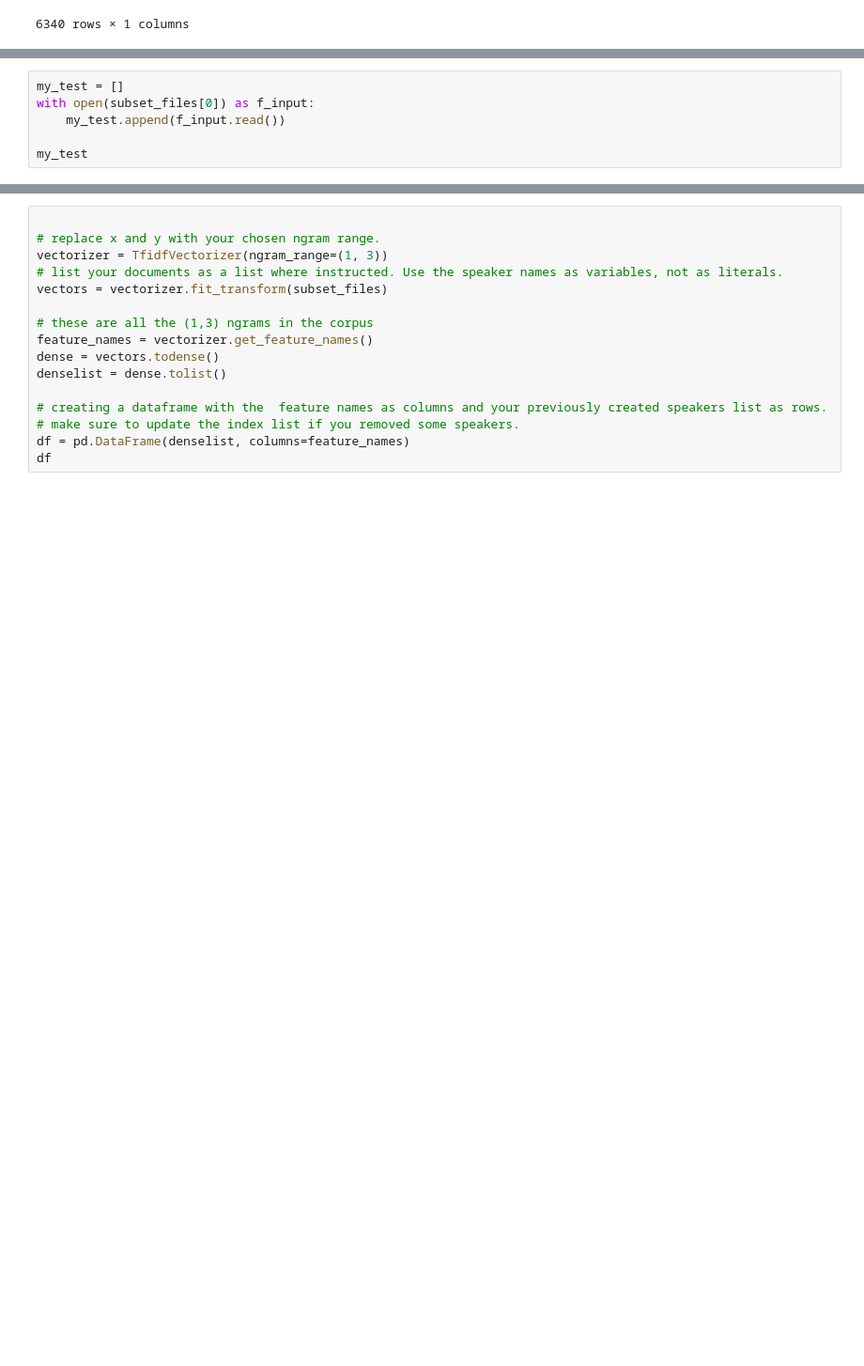
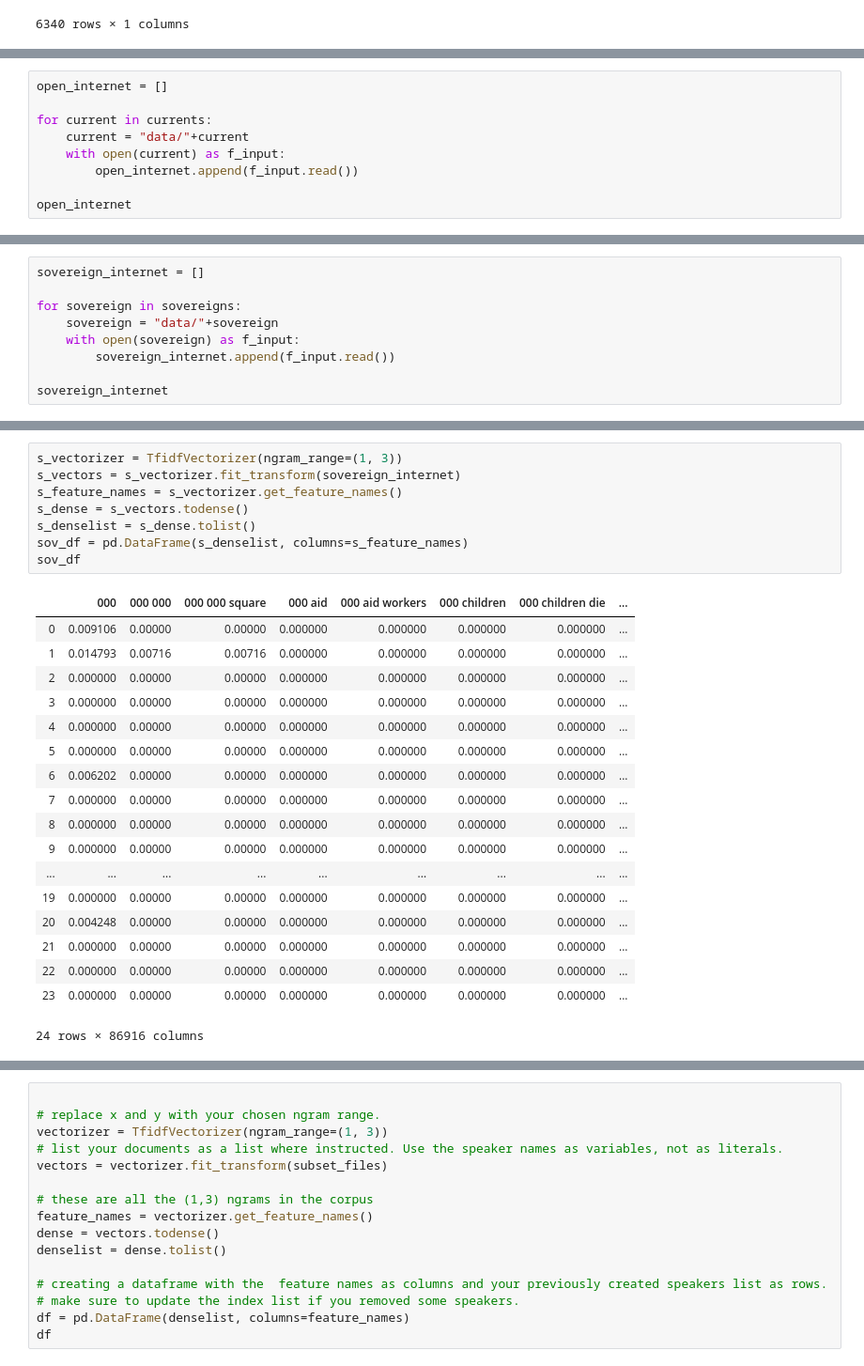
Before and after one commit to fr48/unga, a Jupyter notebook: part1_corpus.ipynb, the cells around one changed output, grey strips where cells are left out. Shown at 94% size. Drawn from its saved outputs; the diff is of its cells as text; blank space fills up the shorter version.

```diff
--- a/part1_corpus.ipynb
+++ b/part1_corpus.ipynb
@@ -259,7 +167,10 @@ NotebookApp.rate_limit_window=3.0 (secs)
 # %%
-my_test = []
-with open(subset_files[0]) as f_input:
-    my_test.append(f_input.read())
+open_internet = []
 
-my_test
+for current in currents:
+    current = "data/"+current
+    with open(current) as f_input:
+        open_internet.append(f_input.read())
+
+open_internet
 # %% [output]
@@ -271,0 +194,9 @@ subset_files
+# %%
+sovereign_internet = []
+
+for sovereign in sovereigns:
+    sovereign = "data/"+sovereign
+    with open(sovereign) as f_input:
+        sovereign_internet.append(f_input.read())
+
+sovereign_internet
@@ -271,0 +221,27 @@ subset_files
+# %%
+s_vectorizer = TfidfVectorizer(ngram_range=(1, 3))
+s_vectors = s_vectorizer.fit_transform(sovereign_internet)
+s_feature_names = s_vectorizer.get_feature_names()
+s_dense = s_vectors.todense()
+s_denselist = s_dense.tolist()
+sov_df = pd.DataFrame(s_denselist, columns=s_feature_names)
+sov_df
+# %% [output]
+|  | 000 | 000 000 | 000 000 square | 000 aid | 000 aid workers | 000 children | 000 children die | ... |
+| 0 | 0.009106 | 0.00000 | 0.00000 | 0.000000 | 0.000000 | 0.000000 | 0.000000 | ... |
+| 1 | 0.014793 | 0.00716 | 0.00716 | 0.000000 | 0.000000 | 0.000000 | 0.000000 | ... |
+| 2 | 0.000000 | 0.00000 | 0.00000 | 0.000000 | 0.000000 | 0.000000 | 0.000000 | ... |
+| 3 | 0.000000 | 0.00000 | 0.00000 | 0.000000 | 0.000000 | 0.000000 | 0.000000 | ... |
+| 4 | 0.000000 | 0.00000 | 0.00000 | 0.000000 | 0.000000 | 0.000000 | 0.000000 | ... |
+| 5 | 0.000000 | 0.00000 | 0.00000 | 0.000000 | 0.000000 | 0.000000 | 0.000000 | ... |
+| 6 | 0.006202 | 0.00000 | 0.00000 | 0.000000 | 0.000000 | 0.000000 | 0.000000 | ... |
+| 7 | 0.000000 | 0.00000 | 0.00000 | 0.000000 | 0.000000 | 0.000000 | 0.000000 | ... |
+| 8 | 0.000000 | 0.00000 | 0.00000 | 0.000000 | 0.000000 | 0.000000 | 0.000000 | ... |
+| 9 | 0.000000 | 0.00000 | 0.00000 | 0.000000 | 0.000000 | 0.000000 | 0.000000 | ... |
+| ... | ... | ... | ... | ... | ... | ... | ... | ... |
+| 19 | 0.000000 | 0.00000 | 0.00000 | 0.000000 | 0.000000 | 0.000000 | 0.000000 | ... |
+| 20 | 0.004248 | 0.00000 | 0.00000 | 0.000000 | 0.000000 | 0.000000 | 0.000000 | ... |
+| 21 | 0.000000 | 0.00000 | 0.00000 | 0.000000 | 0.000000 | 0.000000 | 0.000000 | ... |
+| 22 | 0.000000 | 0.00000 | 0.00000 | 0.000000 | 0.000000 | 0.000000 | 0.000000 | ... |
+| 23 | 0.000000 | 0.00000 | 0.00000 | 0.000000 | 0.000000 | 0.000000 | 0.000000 | ... |
+24 rows × 86916 columns
```
Also changed, not shown: parts of 25 cells of this notebook, 1 other file.
